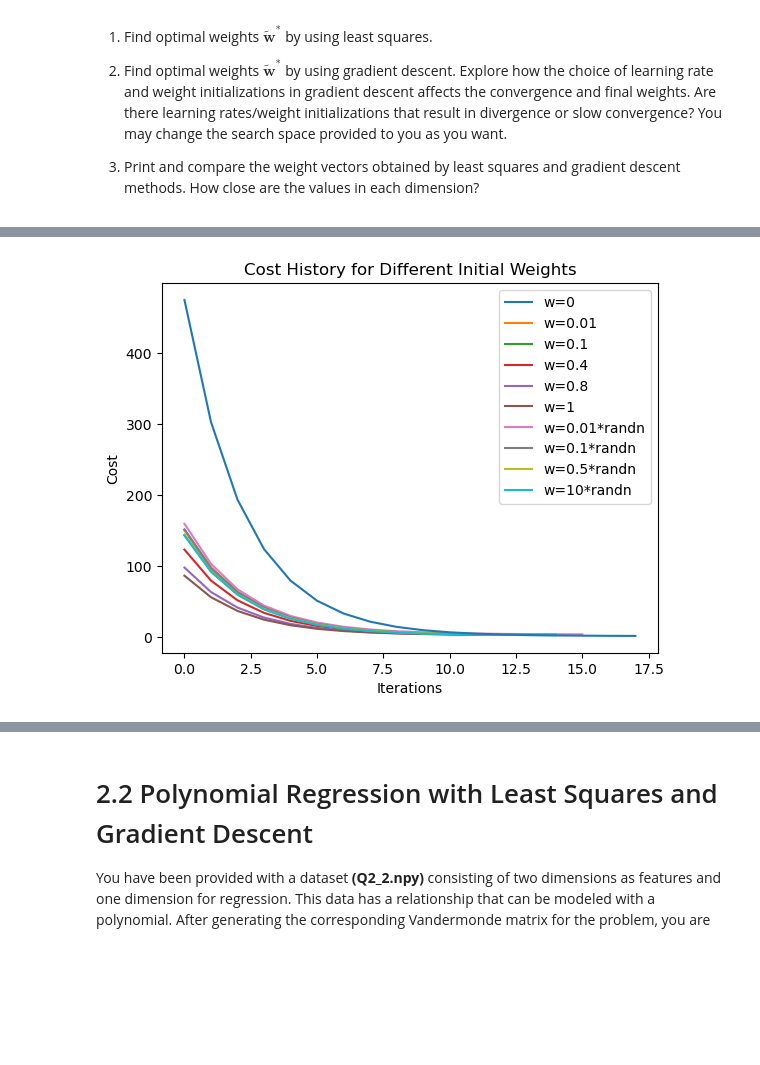
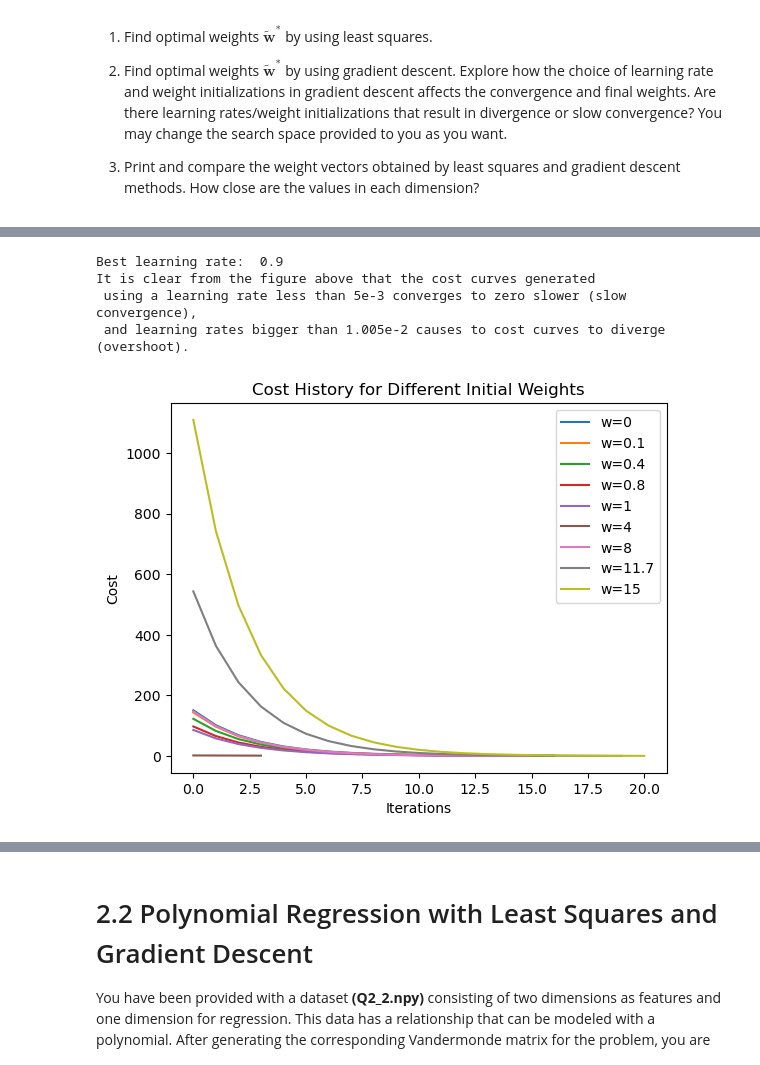
Before and after one commit to MustafaKrc/LFD24, a Jupyter notebook: Linear and Polynomial Regression with Least Squares and Gradient Descent/Homework-1.ipynb, the cells around one changed output, grey strips where cells are left out. Drawn from its saved outputs; the diff is of its cells as text; code cells hidden in the pictures; blank space fills up the shorter version.

```diff
--- a/Linear and Polynomial Regression with Least Squares and Gradient Descent/Homework-1.ipynb
+++ b/Linear and Polynomial Regression with Least Squares and Gradient Descent/Homework-1.ipynb
@@ -449,57 +481,83 @@ with open('Q2_1.npy', 'rb') as f:
 # %%
 ##############################################################################
-# TODO: Do all your least squares tasks here                              #
+# TODO: Do all your parameter search tasks here                              #
 # Plot all cost history for different learning rates and different           #
 # initial weights.                                                           #
 ##############################################################################
-from linearRegression import leastSquares, gradientDescent
-
-# find the optimal regression weights by using least squares
-least_squares_w = leastSquares(X, y)
-
 
 # find the optimal regression weights by using gradient descent
 # learning rates to be used
 max_iterations = 100
-learning_rates = [0.1, 0.01, 0.001, 0.0001, "diminishing"]
+best_lr = 0
+best_w = 0
+
+learning_rates = [0.9, 0.5, 0.1, 0.01, 0.001]
 # initial weights to be used
-weights = np.zeros((11, X.shape[1] + 1, 1))
-weights[1,:,:] = 0.01*np.ones((X.shape[1]+1,1))
-weights[2,:,:] = 0.1*np.ones((X.shape[1]+1,1))
-weights[3,:,:] = 0.4*np.ones((X.shape[1]+1,1))
-weights[4,:,:] = 0.8*np.ones((X.shape[1]+1,1))
-weights[5,:,:] = np.ones((X.shape[1]+1,1))
-weights[6,:,:]= np.random.randn(X.shape[1]+1,1)
-weights[7,:,:] = 0.01*np.random.randn(X.shape[1]+1,1)
-weights[8,:,:] = 0.1*np.random.randn(X.shape[1]+1,1)
-weights[9,:,:] = 0.5*np.random.randn(X.shape[1]+1,1)
-weights[10,:,:] = 10*np.random.randn(X.shape[1]+1,1)
+weights = np.zeros((9, X.shape[1] + 1, 1))
+weights[1,:,:] = 0.1*np.ones((X.shape[1]+1,1))
+weights[2,:,:] = 0.4*np.ones((X.shape[1]+1,1))
+weights[3,:,:] = 0.8*np.ones((X.shape[1]+1,1))
+weights[4,:,:] = np.ones((X.shape[1]+1,1))
+weights[5,:,:] = 4*np.ones((X.shape[1]+1,1))
+weights[6,:,:] = 8*np.ones((X.shape[1]+1,1))
+weights[7,:,:] = 11.7*np.ones((X.shape[1]+1,1))
+weights[8,:,:] = 15*np.ones((X.shape[1]+1,1))
 
-
+min_cost = 1e300
 for lr in learning_rates:
     gd = gradientDescent(X, y, weights[0], lr, max_iterations)
     gd.fit(lr, max_iterations)
+    if gd.cost_history[-1] < min_cost:
+        min_cost = gd.cost_history[-1]
+        best_lr = lr
     plt.plot(gd.cost_history, label=lr)
 
 plt.title('Cost History for Different Learning Rates')
-plt.legend(['lr=0.1', 'lr=0.01', 'lr=0.001', 'lr=0.0001', 'lr=diminishing'])
+plt.legend(['lr=0.9', 'lr=0.5', 'lr=0.01', 'lr=0.01', 'lr=0.001'])
 plt.xlabel('Iterations')
 plt.ylabel('Cost')
 plt.show()
 
+print("Best learning rate: ", best_lr)
+print("It is clear from the figure above that the cost curves generated \n",
+      "using a learning rate less than 5e-3 converges to zero slower (slow convergence),\n",
+      "and learning rates bigger than 1.005e-2 causes to cost curves to diverge (overshoot).")
+
+min_cost = 1e300
 for w in weights:
-    gd = gradientDescent(X, y, w, learning_rates[0], max_iterations)
-    gd.fit(learning_rates[0], max_iterations)
+    gd = gradientDescent(X, y, w, best_lr, max_iterations)
+    gd.fit(best_lr, max_iterations)
+    if gd.cost_history[-1] < min_cost:
+        min_cost = gd.cost_history[-1]
+        best_w = w
     plt.plot(gd.cost_history, label=w)
 
 plt.title('Cost History for Different Initial Weights')
-plt.legend(["w=0", "w=0.01", "w=0.1", "w=0.4", "w=0.8", "w=1", "w=0.01*randn", "w=0.1*randn", "w=0.5*randn", "w=10*randn"])
+plt.legend(["w=0", "w=0.1", "w=0.4", "w=0.8", "w=1", "w=4", "w=8", "w=11.7", "w=15"])
 plt.xlabel('Iterations')
 plt.ylabel('Cost')
 plt.show()
 
+print("Best initial weights: \n", str(best_w))
+print("Initial weights that are smaller than 0.4 converge to zero slower. \n",
+      "Values that are larger than 0.4 converges faster at first couple iterations, \n",
+      "but stay behind of 0.4 in the long run.\n")
 
-print("Least Squares: \n",least_squares_w,"\nGradient Descent: \n", gd.w)
+ultimate_gd = gradientDescent(X, y, best_w, best_lr, max_iterations)
+ultimate_gd.fit(best_lr, max_iterations)
+print("Optimum weights calculated by different optimization methods are shown below: ")
+print("Least Squares: \n",least_squares_w,"\nGradient Descent: \n", ultimate_gd.w)
+
+from linearRegression import rel_error
+
+print("Relative error: ", rel_error(least_squares_w, ultimate_gd.w))
+print("MSE using gradient descent: ", ultimate_gd.cost())
+ultimate_gd.w = least_squares_w
+print("MSE using least squares: ", ultimate_gd.cost())
+print("The MSE values show that the least squares approach gives \n",
+      "more precise results.")
 
 ##############################################################################
+#                             END OF YOUR CODE                               #
+##############################################################################
 # %% [output]
@@ -507 +565,5 @@ print("Least Squares: \n",least_squares_w,"\nGradient Descent: \n", gd.w)
+Best learning rate:  0.9
+It is clear from the figure above that the cost curves generated
+ using a learning rate less than 5e-3 converges to zero slower (slow convergence),
+ and learning rates bigger than 1.005e-2 causes to cost curves to diverge (overshoot).
-[figure, old version]
+[figure, new version]
```
Also changed, not shown: parts of 6 cells of this notebook.
